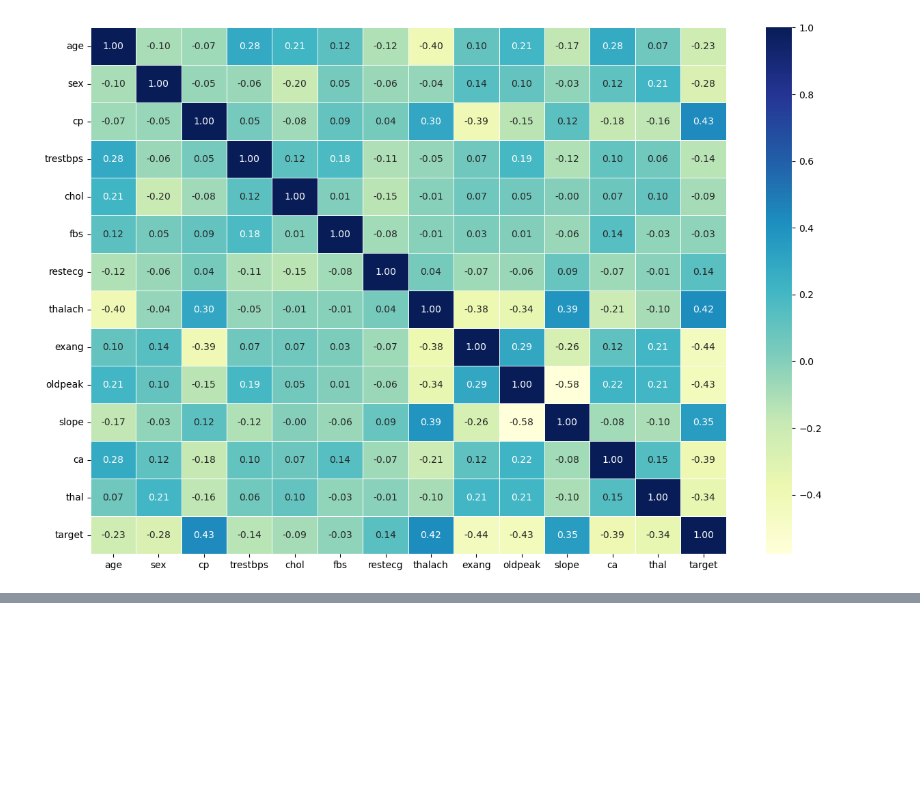
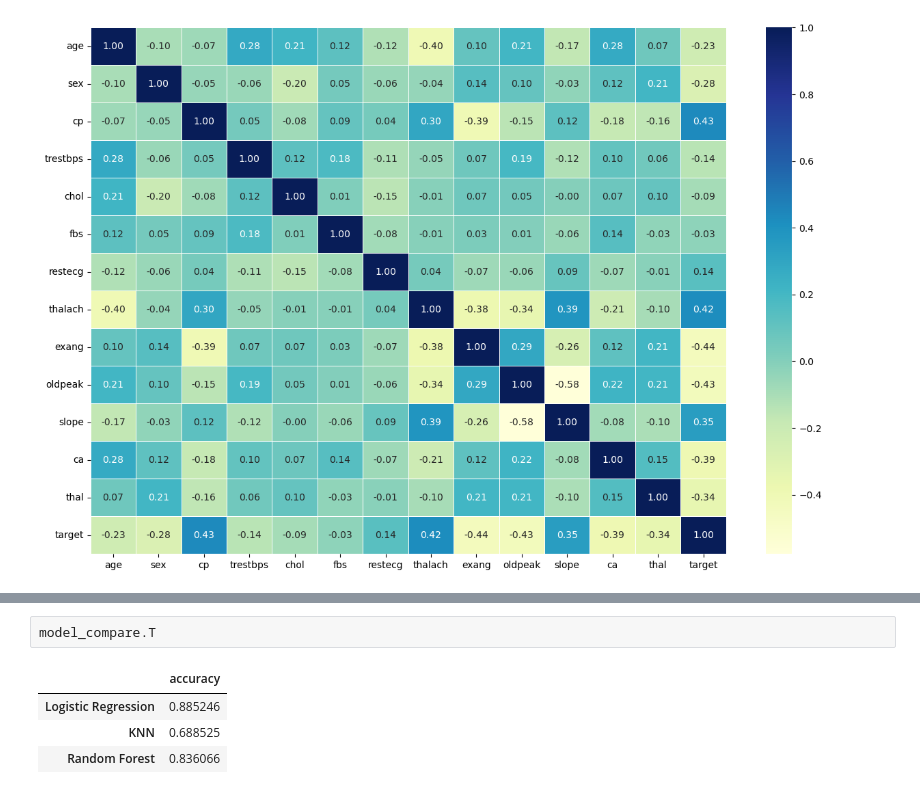
Before and after one commit to rosustefan/complete_ml_ds_bootcamp_2023, a Jupyter notebook: heart-disease-project/end-to-end-heart-disease-classification.ipynb, the cells around one changed output, grey strips where cells are left out. Drawn from its saved outputs; the diff is of its cells as text; blank space fills up the shorter version.

```diff
--- a/heart-disease-project/end-to-end-heart-disease-classification.ipynb
+++ b/heart-disease-project/end-to-end-heart-disease-classification.ipynb
@@ -341,0 +445,7 @@ plt.yticks(rotation=0);
+# %%
+model_compare.T
+# %% [output]
+|  | accuracy |
+| Logistic Regression | 0.885246 |
+| KNN | 0.688525 |
+| Random Forest | 0.836066 |
```
Also changed, not shown: parts of 40 cells of this notebook.
